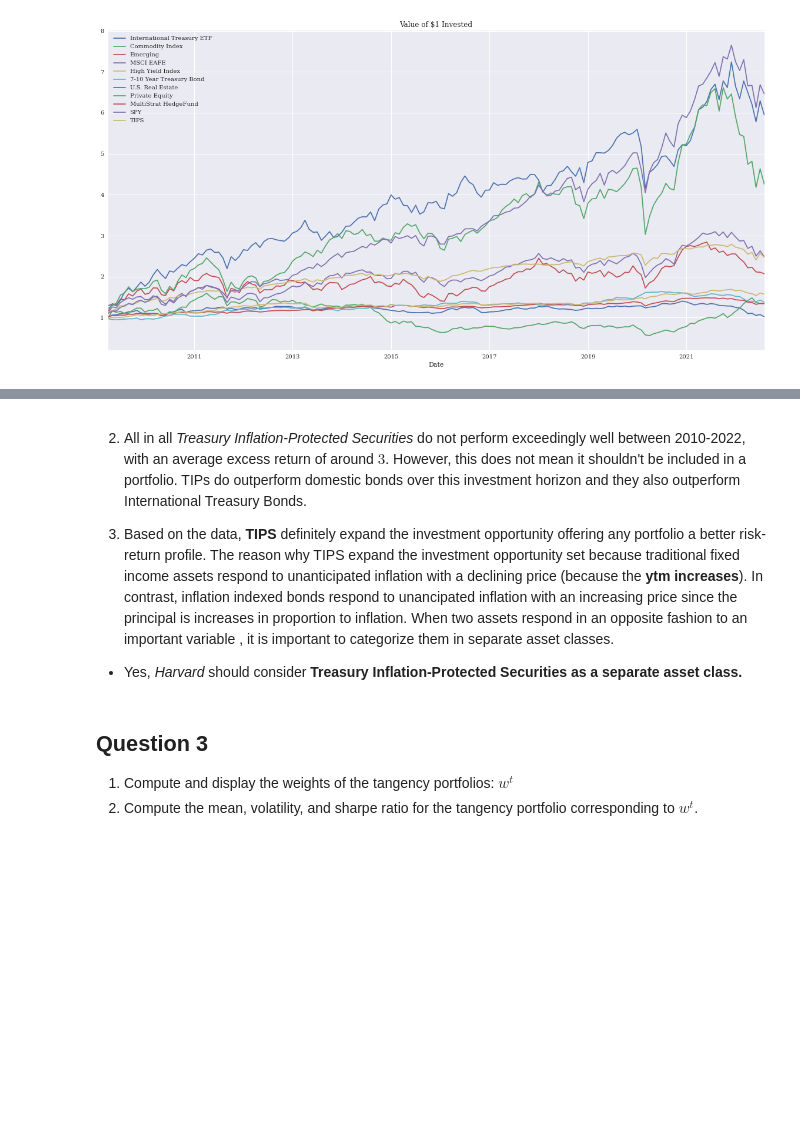
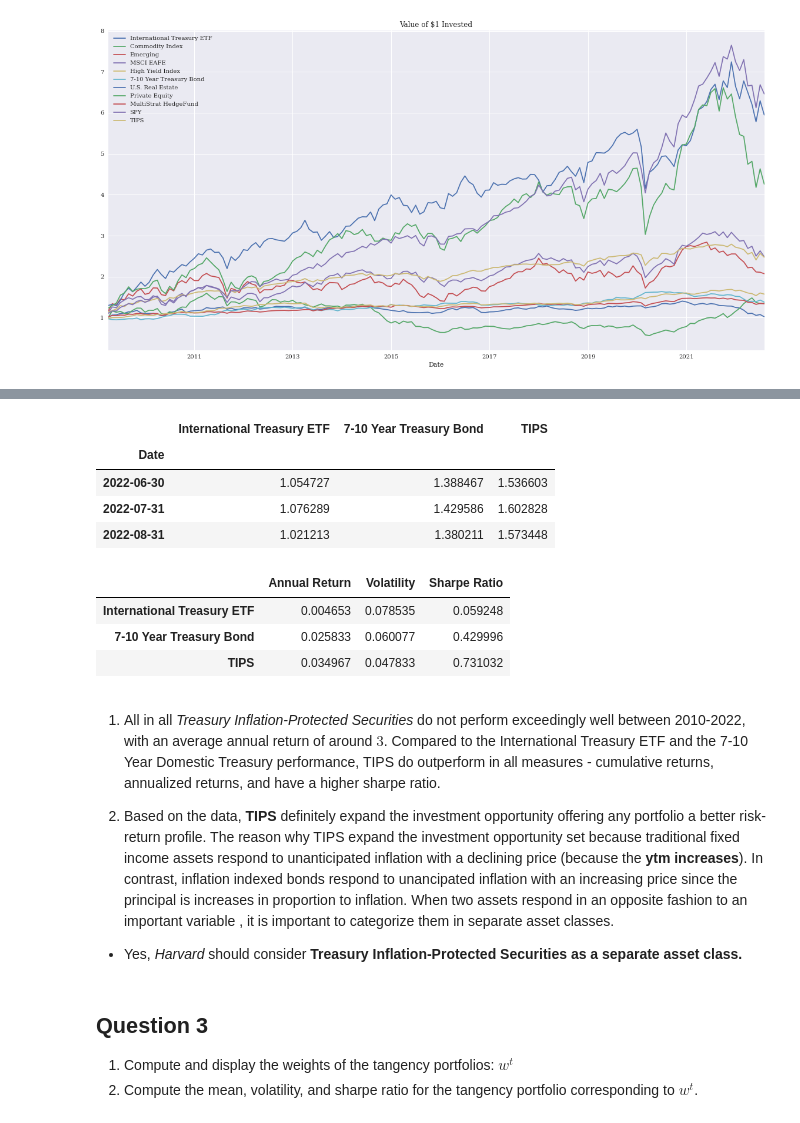
Before and after one commit to dcstein22/portfolio_theory, a Jupyter notebook: Homework_1.ipynb, the cells around one changed output, grey strips where cells are left out. Drawn from its saved outputs; the diff is of its cells as text; code cells hidden in the pictures; blank space fills up the shorter version.

```diff
--- a/Homework_1.ipynb
+++ b/Homework_1.ipynb
@@ -134,8 +124,23 @@ cum_returns.tail()
+# %%
+cum_returns[["International Treasury ETF","7-10 Year Treasury Bond","TIPS"]].tail(3)
+# %% [output]
+|  | International Treasury ETF | 7-10 Year Treasury Bond | TIPS |
+| Date |  |  |  |
+| 2022-06-30 | 1.054727 | 1.388467 | 1.536603 |
+| 2022-07-31 | 1.076289 | 1.429586 | 1.602828 |
+| 2022-08-31 | 1.021213 | 1.380211 | 1.573448 |
+# %%
+annualized_mean.loc[["International Treasury ETF", "7-10 Year Treasury Bond","TIPS"]].sort_values(by = "Sharpe Ratio")
+# %% [output]
+|  | Annual Return | Volatility | Sharpe Ratio |
+| International Treasury ETF | 0.004653 | 0.078535 | 0.059248 |
+| 7-10 Year Treasury Bond | 0.025833 | 0.060077 | 0.429996 |
+| TIPS | 0.034967 | 0.047833 | 0.731032 |
 # %% [markdown]
 
-2. All in all *Treasury Inflation-Protected Securities* do not perform exceedingly well between 2010-2022, with an average excess return of around $3%$. However, this does not mean it shouldn't be included in a portfolio.  TIPs do outperform domestic bonds over this investment horizon and they also outperform International Treasury Bonds.
+1. All in all *Treasury Inflation-Protected Securities* do not perform exceedingly well between 2010-2022, with an average annual return of around $3%$. Compared to the International Treasury ETF and the 7-10 Year Domestic Treasury performance, TIPS do outperform in all measures - cumulative returns, annualized returns, and have a higher sharpe ratio.
 
-3. Based on the data, **TIPS** definitely expand the investment opportunity offering any portfolio a better risk-return profile. The reason why TIPS expand the investment opportunity set because traditional fixed income assets respond to unanticipated inflation with a declining price (because the **ytm increases**). In contrast, inflation indexed bonds respond to unancipated inflation with an increasing price since the principal is increases in proportion to inflation. When two assets respond in an opposite fashion to an important variable , it is important to categorize them in separate asset classes.
+2. Based on the data, **TIPS** definitely expand the investment opportunity offering any portfolio a better risk-return profile. The reason why TIPS expand the investment opportunity set because traditional fixed income assets respond to unanticipated inflation with a declining price (because the **ytm increases**). In contrast, inflation indexed bonds respond to unancipated inflation with an increasing price since the principal is increases in proportion to inflation. When two assets respond in an opposite fashion to an important variable , it is important to categorize them in separate asset classes.
 
 
 - Yes, *Harvard* should consider **Treasury Inflation-Protected Securities as a separate asset class.**
```
Also changed, not shown: parts of 10 cells of this notebook.
